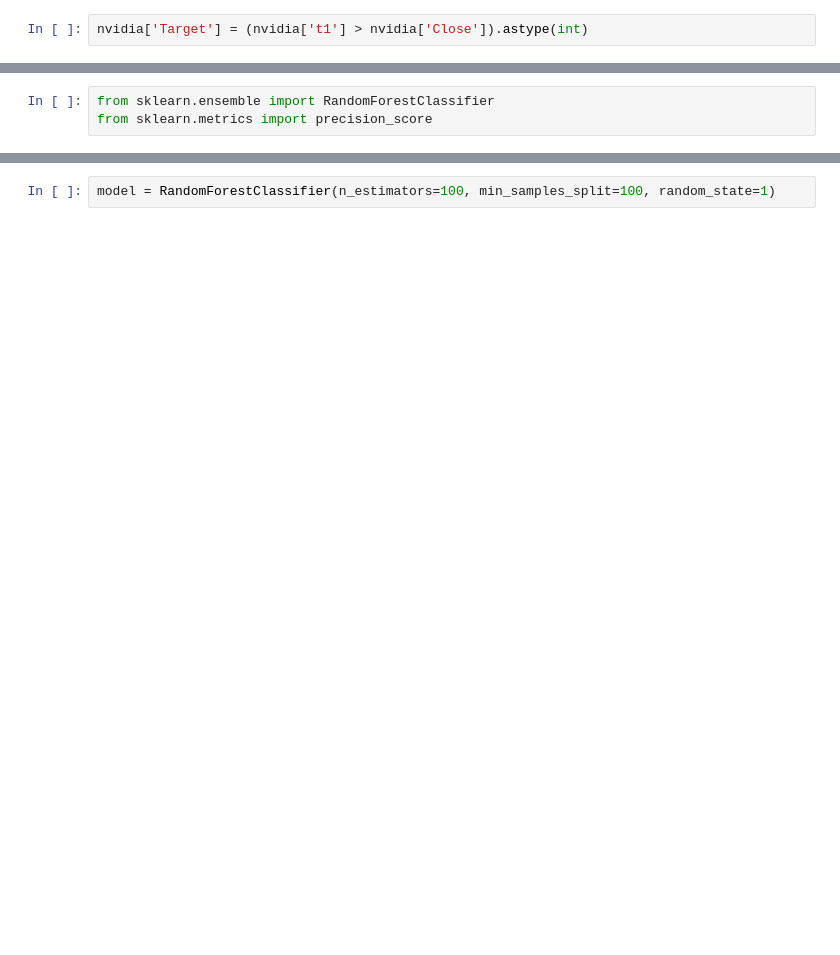
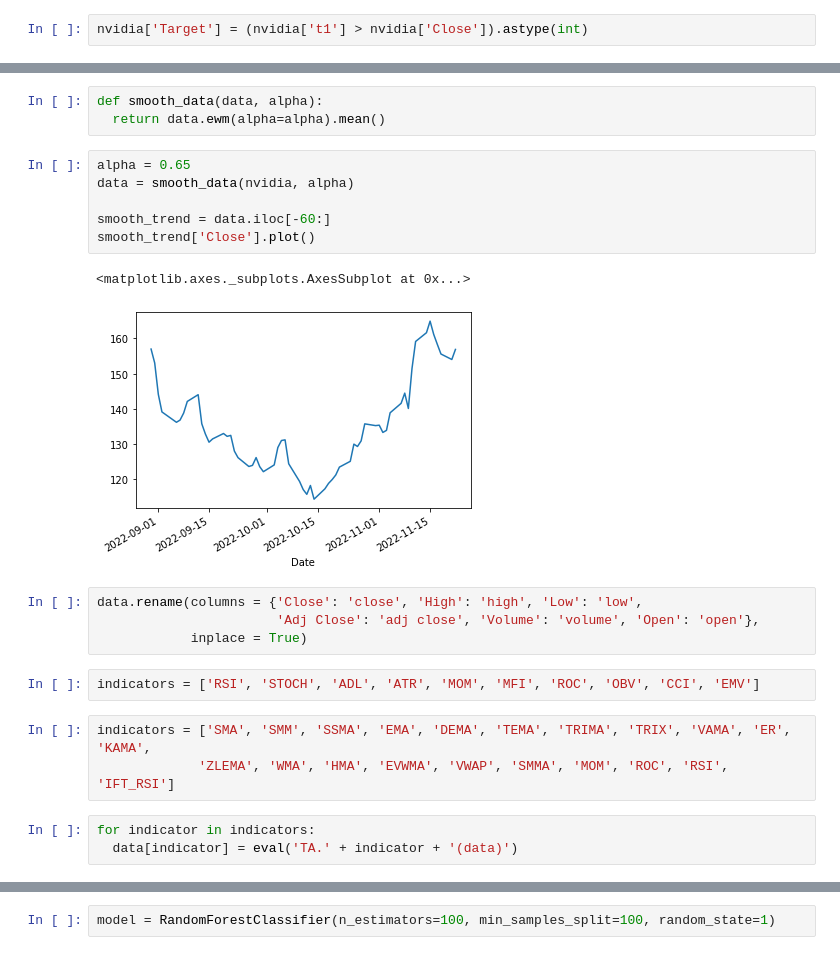
Before and after one commit to CescaNeri/ML-stocks-prediction, a Jupyter notebook: stock_prediction.ipynb, the cells around one changed output, grey strips where cells are left out. Cells and saved outputs as stored; diff of their text form; blank space fills up the shorter version.

```diff
--- a/stock_prediction.ipynb
+++ b/stock_prediction.ipynb
@@ -112,3 +95,24 @@ nvidia
-# %%
-from sklearn.ensemble import RandomForestClassifier
-from sklearn.metrics import precision_score
+# %%
+def smooth_data(data, alpha):
+  return data.ewm(alpha=alpha).mean()
+# %%
+alpha = 0.65
+data = smooth_data(nvidia, alpha)
+
+smooth_trend = data.iloc[-60:]
+smooth_trend['Close'].plot()
+# %% [output]
+<matplotlib.axes._subplots.AxesSubplot at 0x...>
+[figure, added]
+# %%
+data.rename(columns = {'Close': 'close', 'High': 'high', 'Low': 'low',
+                       'Adj Close': 'adj close', 'Volume': 'volume', 'Open': 'open'},
+            inplace = True)
+# %%
+indicators = ['RSI', 'STOCH', 'ADL', 'ATR', 'MOM', 'MFI', 'ROC', 'OBV', 'CCI', 'EMV']
+# %%
+indicators = ['SMA', 'SMM', 'SSMA', 'EMA', 'DEMA', 'TEMA', 'TRIMA', 'TRIX', 'VAMA', 'ER', 'KAMA',
+             'ZLEMA', 'WMA', 'HMA', 'EVWMA', 'VWAP', 'SMMA', 'MOM', 'ROC', 'RSI', 'IFT_RSI']
+# %%
+for indicator in indicators:
+  data[indicator] = eval('TA.' + indicator + '(data)')
```
Also changed, not shown: parts of 35 cells of this notebook.
